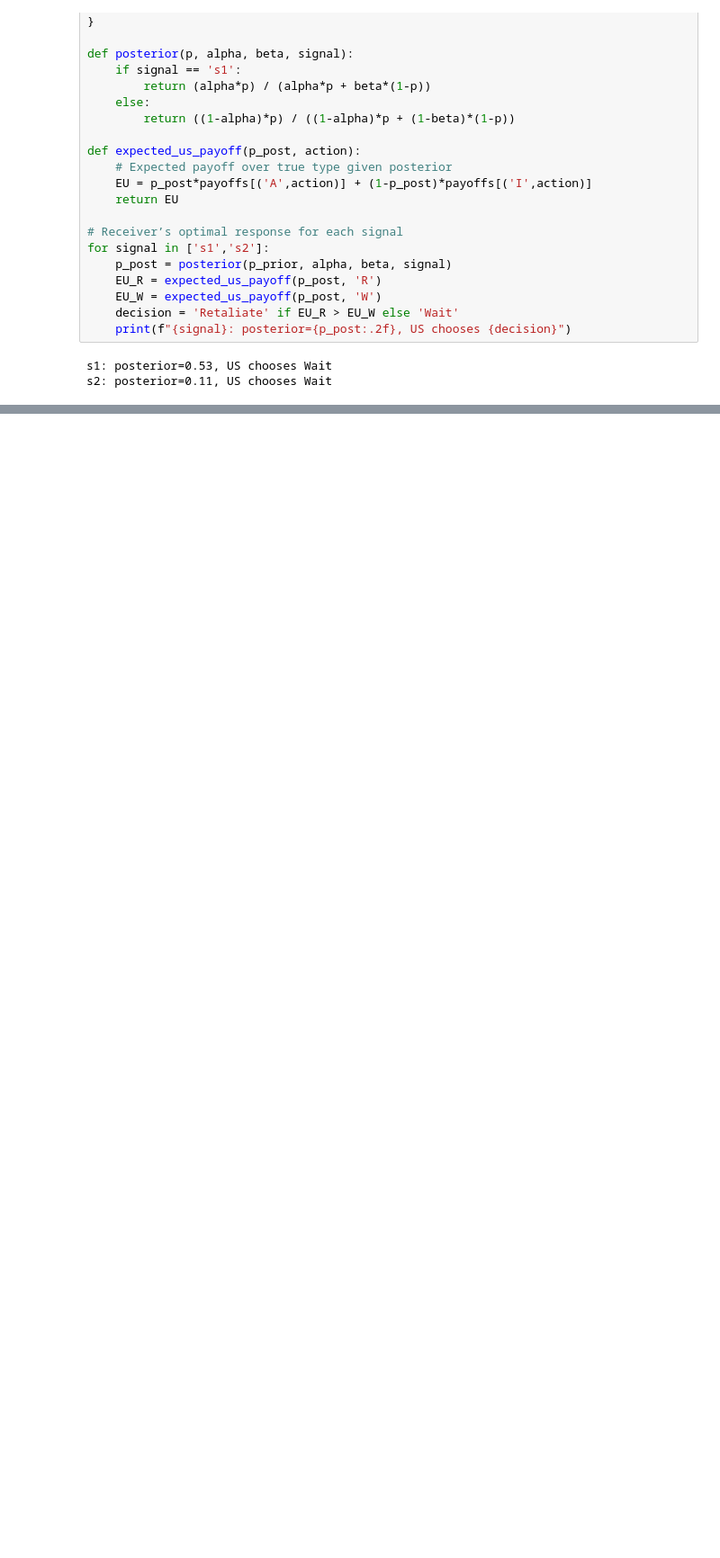
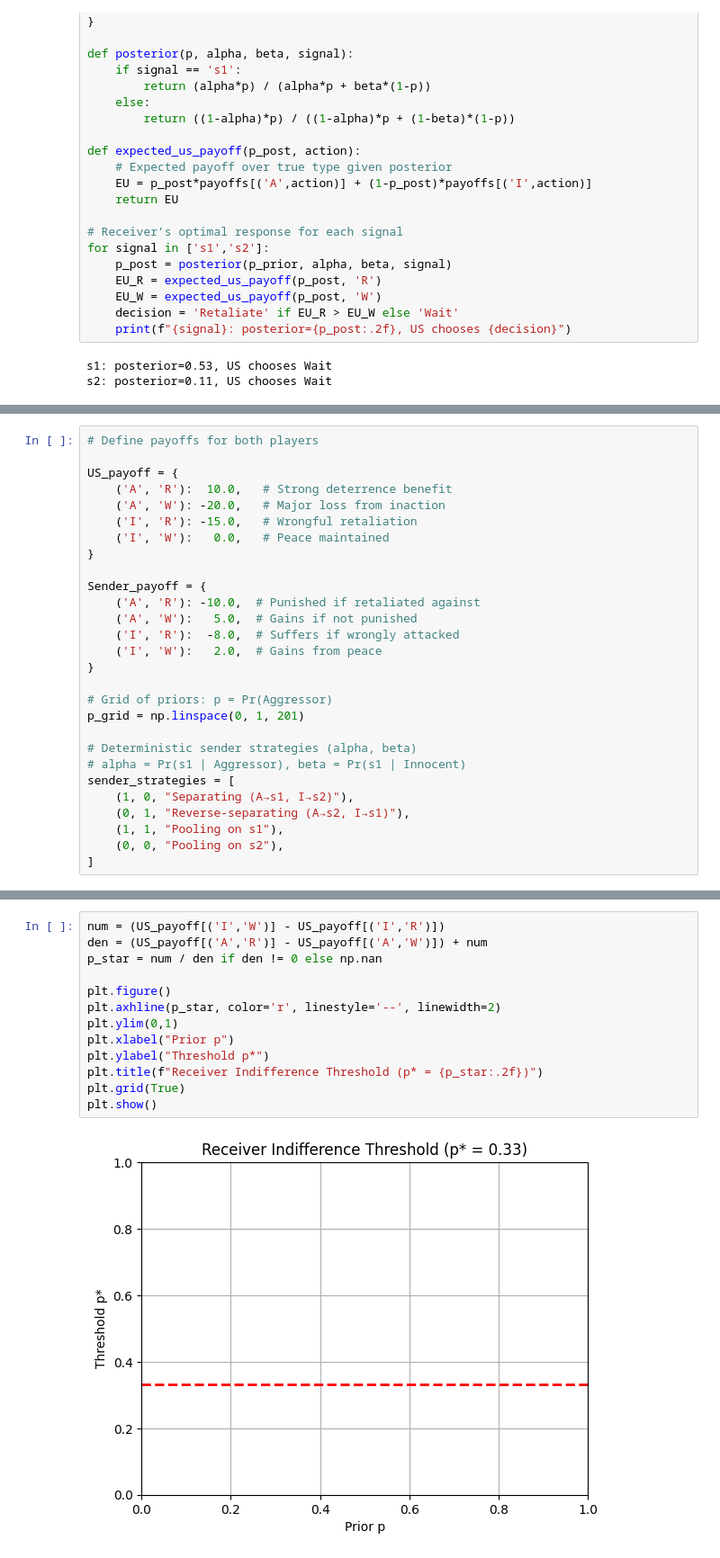
Before and after one commit to elenamurray/PS2-Algorithmic-Game-Theory, a Jupyter notebook: ps2.ipynb, the cells around one changed output, grey strips where cells are left out. Shown at 90% size. Saved outputs shown, nothing was run; the diff lists cells and outputs as text; blank space fills up the shorter version.

```diff
--- a/ps2.ipynb
+++ b/ps2.ipynb
@@ -429,0 +440,28 @@ s2: posterior=0.11, US chooses Wait
+# %%
+# Define payoffs for both players
+
+US_payoff = {
+    ('A', 'R'):  10.0,   # Strong deterrence benefit
+    ('A', 'W'): -20.0,   # Major loss from inaction
+    ('I', 'R'): -15.0,   # Wrongful retaliation
+    ('I', 'W'):   0.0,   # Peace maintained
+}
+
+Sender_payoff = {
+    ('A', 'R'): -10.0,  # Punished if retaliated against
+    ('A', 'W'):   5.0,  # Gains if not punished
+    ('I', 'R'):  -8.0,  # Suffers if wrongly attacked
+    ('I', 'W'):   2.0,  # Gains from peace
+}
+
+# Grid of priors: p = Pr(Aggressor)
+p_grid = np.linspace(0, 1, 201)
+
+# Deterministic sender strategies (alpha, beta)
+# alpha = Pr(s1 | Aggressor), beta = Pr(s1 | Innocent)
+sender_strategies = [
+    (1, 0, "Separating (A→s1, I→s2)"),
+    (0, 1, "Reverse-separating (A→s2, I→s1)"),
+    (1, 1, "Pooling on s1"),
+    (0, 0, "Pooling on s2"),
+]
@@ -429,0 +566,15 @@ s2: posterior=0.11, US chooses Wait
+# %%
+num = (US_payoff[('I','W')] - US_payoff[('I','R')])
+den = (US_payoff[('A','R')] - US_payoff[('A','W')]) + num
+p_star = num / den if den != 0 else np.nan
+
+plt.figure()
+plt.axhline(p_star, color='r', linestyle='--', linewidth=2)
+plt.ylim(0,1)
+plt.xlabel("Prior p")
+plt.ylabel("Threshold p*")
+plt.title(f"Receiver Indifference Threshold (p* = {p_star:.2f})")
+plt.grid(True)
+plt.show()
+# %% [output]
+[figure, added]
```
Also changed, not shown: parts of 5 cells of this notebook.
